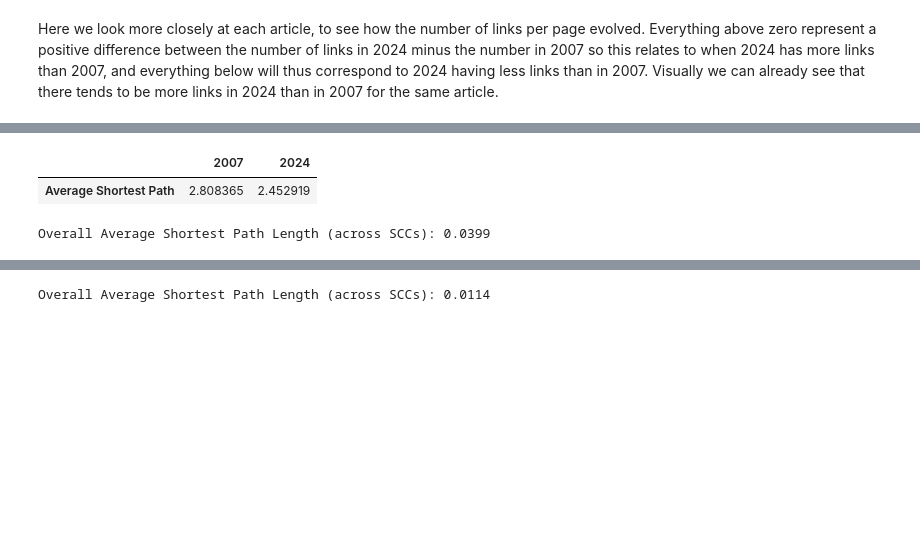
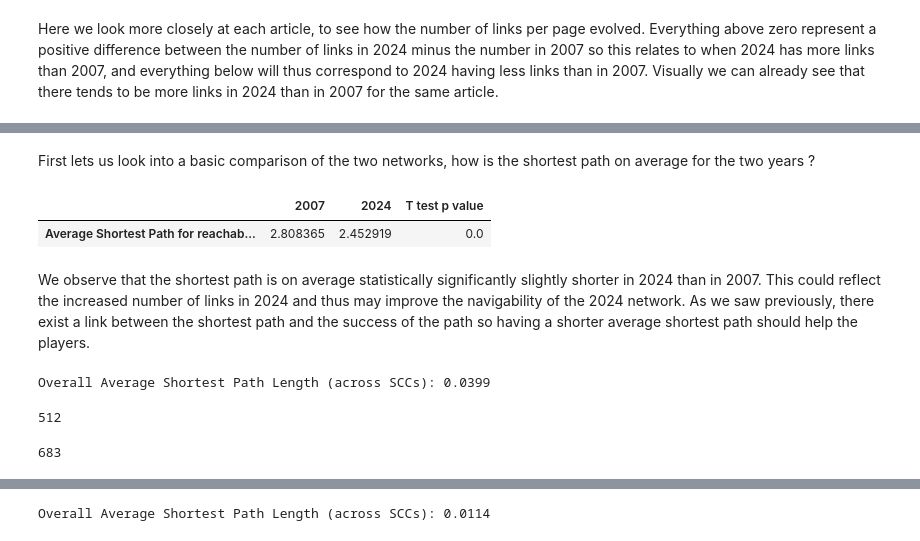
Before and after one commit to epfl-ada/ada-2024-project-outlier-1, a Jupyter notebook: results.ipynb, the cells around one changed output, grey strips where cells are left out. Saved outputs shown, nothing was run; the diff lists cells and outputs as text; code cells hidden in the pictures; blank space fills up the shorter version.

```diff
--- a/results.ipynb
+++ b/results.ipynb
@@ -881,6 +881,6 @@ KeyboardInterrupt:
 # np.savetxt("spm2007.csv", spm_2007, delimiter=",")
 # np.savetxt("spm2024.csv", spm_2024, delimiter=",")
 # %%
-# Loading Saved matrices :
-spm_2007 = np.array(pd.read_csv('spm2007.csv'))
-spm_2024 = np.array(pd.read_csv('spm2024.csv'))
+# # Loading Saved matrices :
+# spm_2007 = np.array(pd.read_csv('spm2007.csv'))
+# spm_2024 = np.array(pd.read_csv('spm2024.csv'))
@@ -907,14 +887,19 @@ spm_2024 = np.array(pd.read_csv('spm2024.csv'))
+# %% [markdown]
+First lets us look into a basic comparison of the two networks, how is the shortest path on average for the two years ?
 # %%
 reachable_spm_2007 = [x if x != np.inf else 0 for row in spm_2007 for x in row ]
 reachable_spm_2024 = [x if x != np.inf else 0 for row in spm_2024 for x in row ]
 
 average_spm = pd.DataFrame(index=['Average Shortest Path for reachable pairs'])
 average_spm['2007'] = [np.sum(reachable_spm_2007)/len(reachable_spm_2007)]
 average_spm['2024'] = [np.sum(reachable_spm_2024)/len(reachable_spm_2024)]
+average_spm['T test p value'] = [ttest_ind(reachable_spm_2007, reachable_spm_2024)[1]]
 average_spm
 # %% [output]
-|  | 2007 | 2024 |
-| Average Shortest Path | 2.808365 | 2.452919 |
+|  | 2007 | 2024 | T test p value |
+| Average Shortest Path for reachab... | 2.808365 | 2.452919 | 0.0 |
+# %% [markdown]
+We observe that the shortest path is on average statistically significantly slightly shorter in 2024 than in 2007. This could reflect the increased number of links in 2024 and thus may improve the navigability of the 2024 network. As we saw previously, there exist a link between the shortest path and the success of the path so having a shorter average shortest path should help the players.
 # %%
 # Compute strongly connected components
 scc_2007 = list(nx.strongly_connected_components(G_2007))
@@ -933,3 +918,12 @@ else:
     print("No strongly connected components in the graph.")
 # %% [output]
 Overall Average Shortest Path Length (across SCCs): 0.0399
+# %%
+[len(scc) for scc in scc_2007]
+sum([True if len(scc)==1 else False for scc in scc_2007])
+# %% [output]
+512
+# %%
+sum([True if len(scc)==1 else False for scc in scc_2024])
+# %% [output]
+683
```
Also changed, not shown: parts of 13 cells of this notebook, 1 other file.
